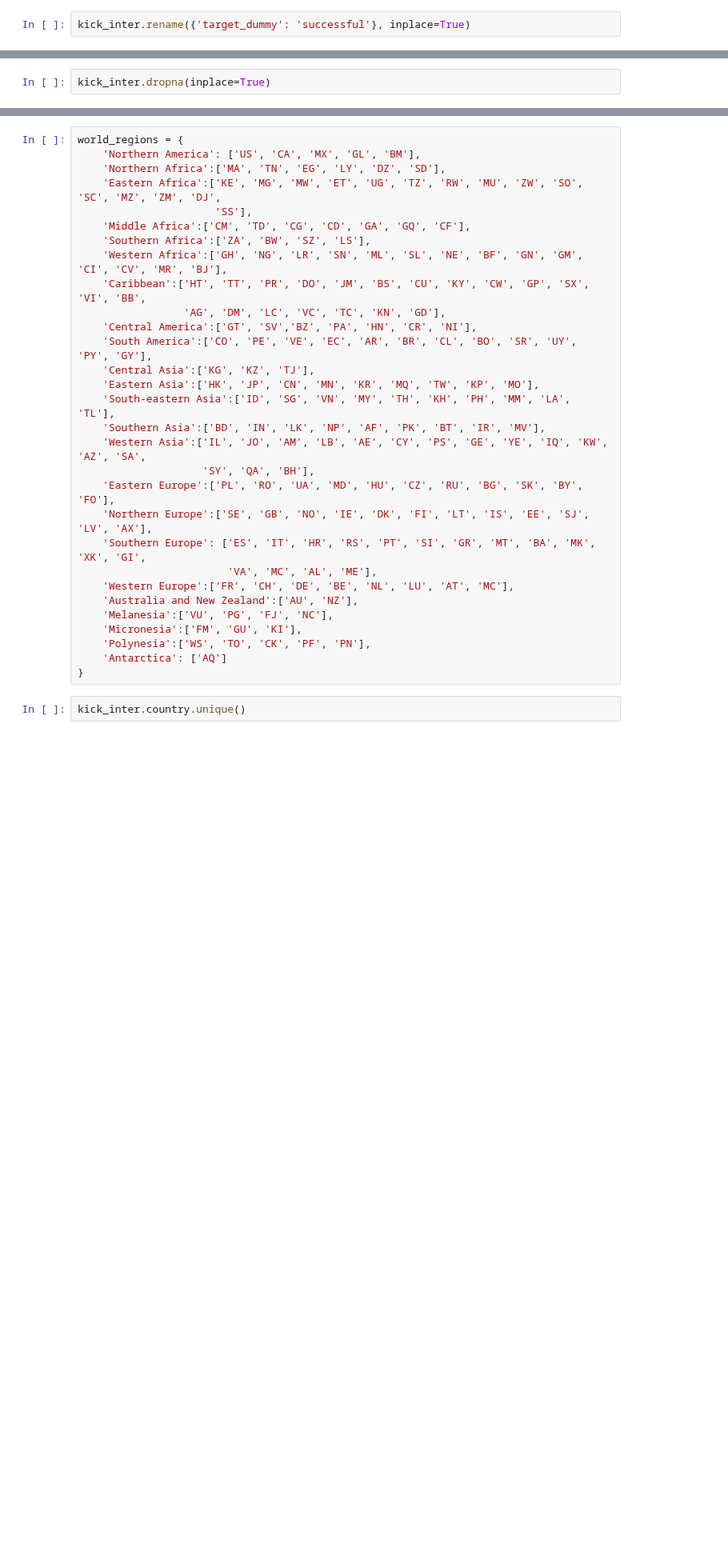
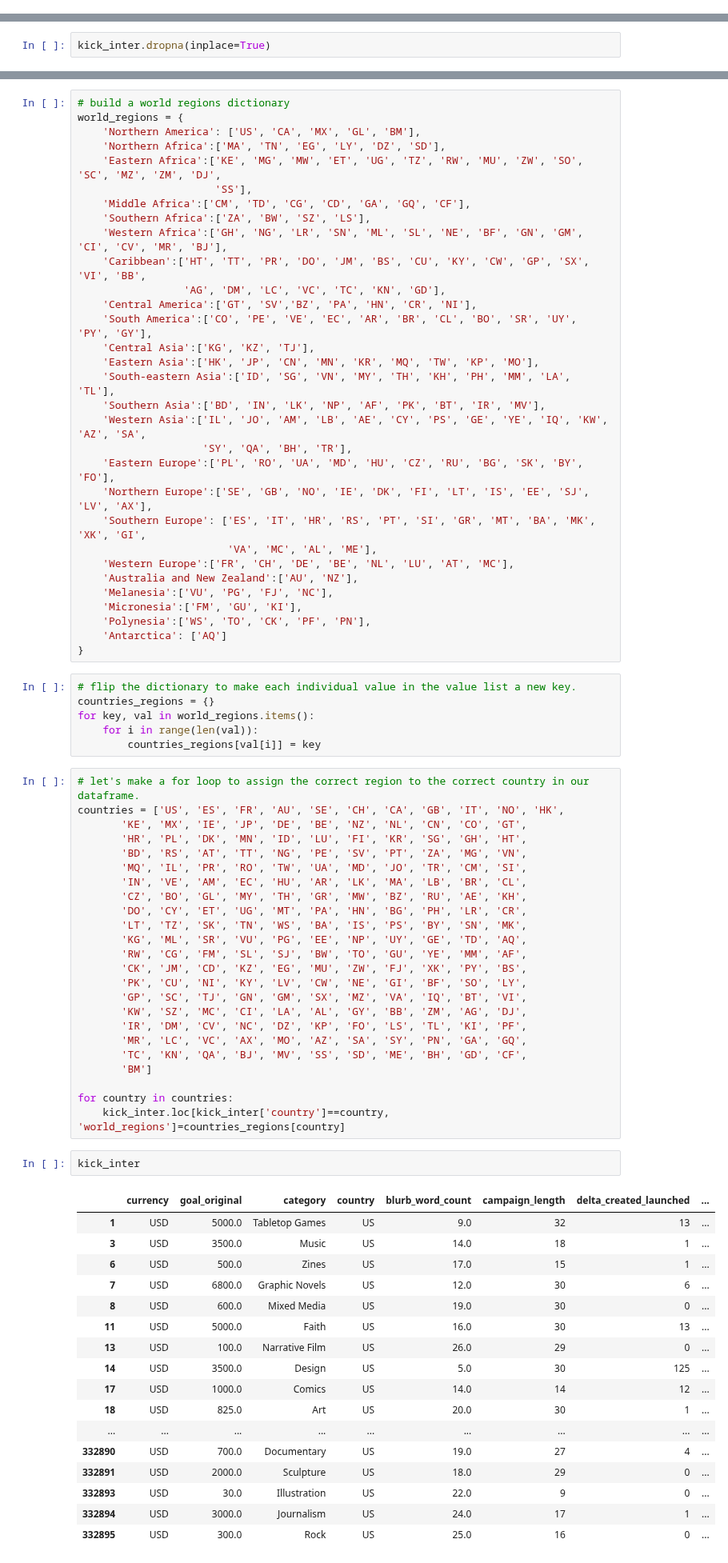
Before and after one commit to nateej1/kickstarter-campaign-classification, a Jupyter notebook: notebooks/02_processing/20190814-mlb-kickstarter-feature-engineering.ipynb, the cells around one changed output, grey strips where cells are left out. Shown at 80% size. Cells and saved outputs as stored; diff of their text form; blank space fills up the shorter version.

```diff
--- a/notebooks/02_processing/20190814-mlb-kickstarter-feature-engineering.ipynb
+++ b/notebooks/02_processing/20190814-mlb-kickstarter-feature-engineering.ipynb
@@ -305,8 +305,6 @@ kick_inter['target_dummy'] = pd.get_dummies(kick_inter['target'], drop_first=Tru
 # %%
 # we no longer need our ID column anymore
 kick_inter.drop(columns=['target', 'id'], inplace=True)
-# %%
-kick_inter.rename({'target_dummy': 'successful'}, inplace=True)
 # %% [markdown]
 We also need to erase our ID column. This doesn't add any information
 # %% [markdown]
@@ -341,4 +337,5 @@ kick_inter.dropna(inplace=True)
 # %%
+# build a world regions dictionary
 world_regions = {
     'Northern America': ['US', 'CA', 'MX', 'GL', 'BM'],
     'Northern Africa':['MA', 'TN', 'EG', 'LY', 'DZ', 'SD'],
@@ -356,7 +353,7 @@ world_regions = {
     'South-eastern Asia':['ID', 'SG', 'VN', 'MY', 'TH', 'KH', 'PH', 'MM', 'LA', 'TL'],
     'Southern Asia':['BD', 'IN', 'LK', 'NP', 'AF', 'PK', 'BT', 'IR', 'MV'],
     'Western Asia':['IL', 'JO', 'AM', 'LB', 'AE', 'CY', 'PS', 'GE', 'YE', 'IQ', 'KW', 'AZ', 'SA',
-                    'SY', 'QA', 'BH'],
+                    'SY', 'QA', 'BH', 'TR'],
     'Eastern Europe':['PL', 'RO', 'UA', 'MD', 'HU', 'CZ', 'RU', 'BG', 'SK', 'BY', 'FO'],
     'Northern Europe':['SE', 'GB', 'NO', 'IE', 'DK', 'FI', 'LT', 'IS', 'EE', 'SJ', 'LV', 'AX'],
     'Southern Europe': ['ES', 'IT', 'HR', 'RS', 'PT', 'SI', 'GR', 'MT', 'BA', 'MK', 'XK', 'GI',
@@ -368,6 +365,53 @@ world_regions = {
     'Polynesia':['WS', 'TO', 'CK', 'PF', 'PN'],
     'Antarctica': ['AQ']
 }
+# %%
+# flip the dictionary to make each individual value in the value list a new key.
+countries_regions = {}
+for key, val in world_regions.items():
+    for i in range(len(val)):
+        countries_regions[val[i]] = key
+# %%
+# let's make a for loop to assign the correct region to the correct country in our dataframe.
+countries = ['US', 'ES', 'FR', 'AU', 'SE', 'CH', 'CA', 'GB', 'IT', 'NO', 'HK',
+       'KE', 'MX', 'IE', 'JP', 'DE', 'BE', 'NZ', 'NL', 'CN', 'CO', 'GT',
+       'HR', 'PL', 'DK', 'MN', 'ID', 'LU', 'FI', 'KR', 'SG', 'GH', 'HT',
+       'BD', 'RS', 'AT', 'TT', 'NG', 'PE', 'SV', 'PT', 'ZA', 'MG', 'VN',
+       'MQ', 'IL', 'PR', 'RO', 'TW', 'UA', 'MD', 'JO', 'TR', 'CM', 'SI',
+       'IN', 'VE', 'AM', 'EC', 'HU', 'AR', 'LK', 'MA', 'LB', 'BR', 'CL',
+       'CZ', 'BO', 'GL', 'MY', 'TH', 'GR', 'MW', 'BZ', 'RU', 'AE', 'KH',
+       'DO', 'CY', 'ET', 'UG', 'MT', 'PA', 'HN', 'BG', 'PH', 'LR', 'CR',
+       'LT', 'TZ', 'SK', 'TN', 'WS', 'BA', 'IS', 'PS', 'BY', 'SN', 'MK',
+       'KG', 'ML', 'SR', 'VU', 'PG', 'EE', 'NP', 'UY', 'GE', 'TD', 'AQ',
+       'RW', 'CG', 'FM', 'SL', 'SJ', 'BW', 'TO', 'GU', 'YE', 'MM', 'AF',
+       'CK', 'JM', 'CD', 'KZ', 'EG', 'MU', 'ZW', 'FJ', 'XK', 'PY', 'BS',
+       'PK', 'CU', 'NI', 'KY', 'LV', 'CW', 'NE', 'GI', 'BF', 'SO', 'LY',
+       'GP', 'SC', 'TJ', 'GN', 'GM', 'SX', 'MZ', 'VA', 'IQ', 'BT', 'VI',
+       'KW', 'SZ', 'MC', 'CI', 'LA', 'AL', 'GY', 'BB', 'ZM', 'AG', 'DJ',
+       'IR', 'DM', 'CV', 'NC', 'DZ', 'KP', 'FO', 'LS', 'TL', 'KI', 'PF',
+       'MR', 'LC', 'VC', 'AX', 'MO', 'AZ', 'SA', 'SY', 'PN', 'GA', 'GQ',
+       'TC', 'KN', 'QA', 'BJ', 'MV', 'SS', 'SD', 'ME', 'BH', 'GD', 'CF',
+       'BM']
+
+for country in countries:
+    kick_inter.loc[kick_inter['country']==country, 'world_regions']=countries_regions[country]
 # %%
-kick_inter.country.unique()
+kick_inter
 # %% [output]
+|  | currency | goal_original | category | country | blurb_word_count | campaign_length | delta_created_launched | ... |
+| 1 | USD | 5000.0 | Tabletop Games | US | 9.0 | 32 | 13 | ... |
+| 3 | USD | 3500.0 | Music | US | 14.0 | 18 | 1 | ... |
+| 6 | USD | 500.0 | Zines | US | 17.0 | 15 | 1 | ... |
+| 7 | USD | 6800.0 | Graphic Novels | US | 12.0 | 30 | 6 | ... |
+| 8 | USD | 600.0 | Mixed Media | US | 19.0 | 30 | 0 | ... |
+| 11 | USD | 5000.0 | Faith | US | 16.0 | 30 | 13 | ... |
+| 13 | USD | 100.0 | Narrative Film | US | 26.0 | 29 | 0 | ... |
+| 14 | USD | 3500.0 | Design | US | 5.0 | 30 | 125 | ... |
+| 17 | USD | 1000.0 | Comics | US | 14.0 | 14 | 12 | ... |
+| 18 | USD | 825.0 | Art | US | 20.0 | 30 | 1 | ... |
+| ... | ... | ... | ... | ... | ... | ... | ... | ... |
+| 332890 | USD | 700.0 | Documentary | US | 19.0 | 27 | 4 | ... |
+| 332891 | USD | 2000.0 | Sculpture | US | 18.0 | 29 | 0 | ... |
+| 332893 | USD | 30.0 | Illustration | US | 22.0 | 9 | 0 | ... |
+| 332894 | USD | 3000.0 | Journalism | US | 24.0 | 17 | 1 | ... |
+| 332895 | USD | 300.0 | Rock | US | 25.0 | 16 | 0 | ... |
```
Also changed, not shown: parts of 5 cells of this notebook, 1 other file.
